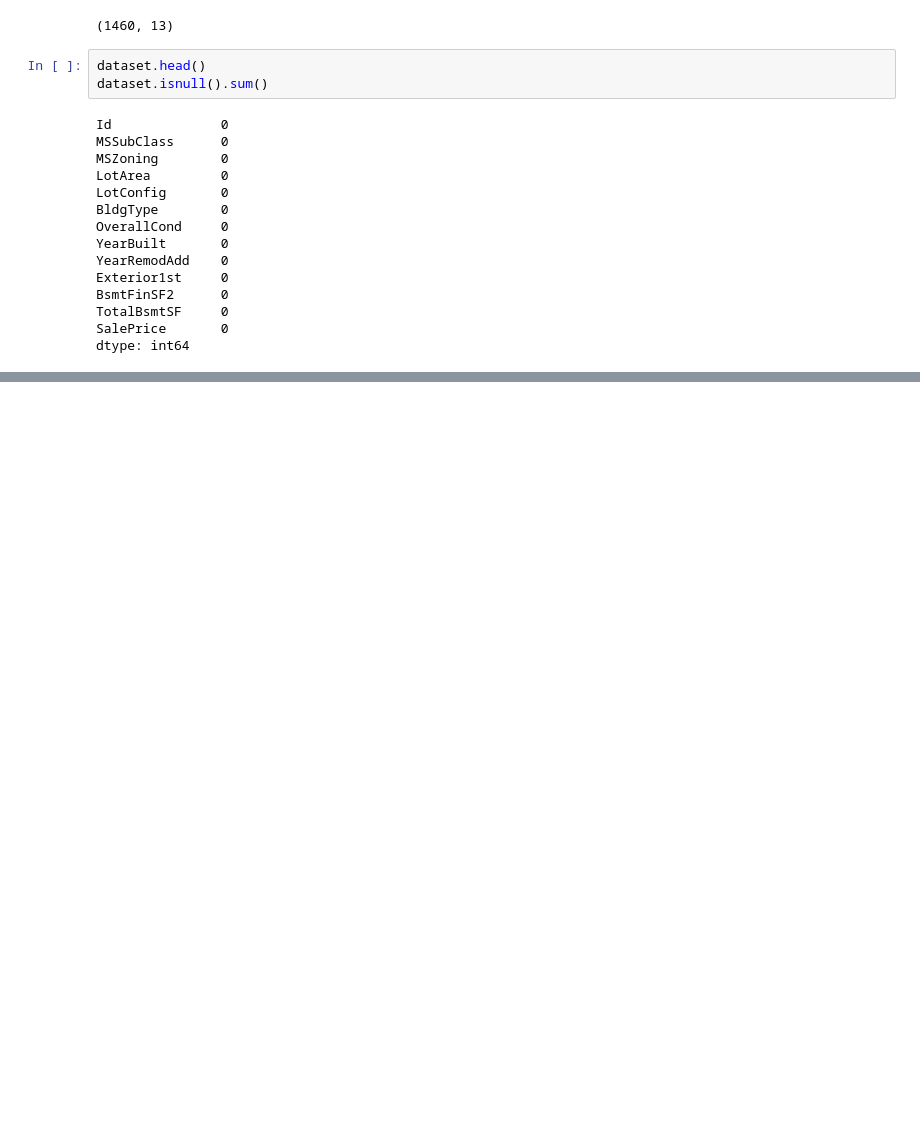
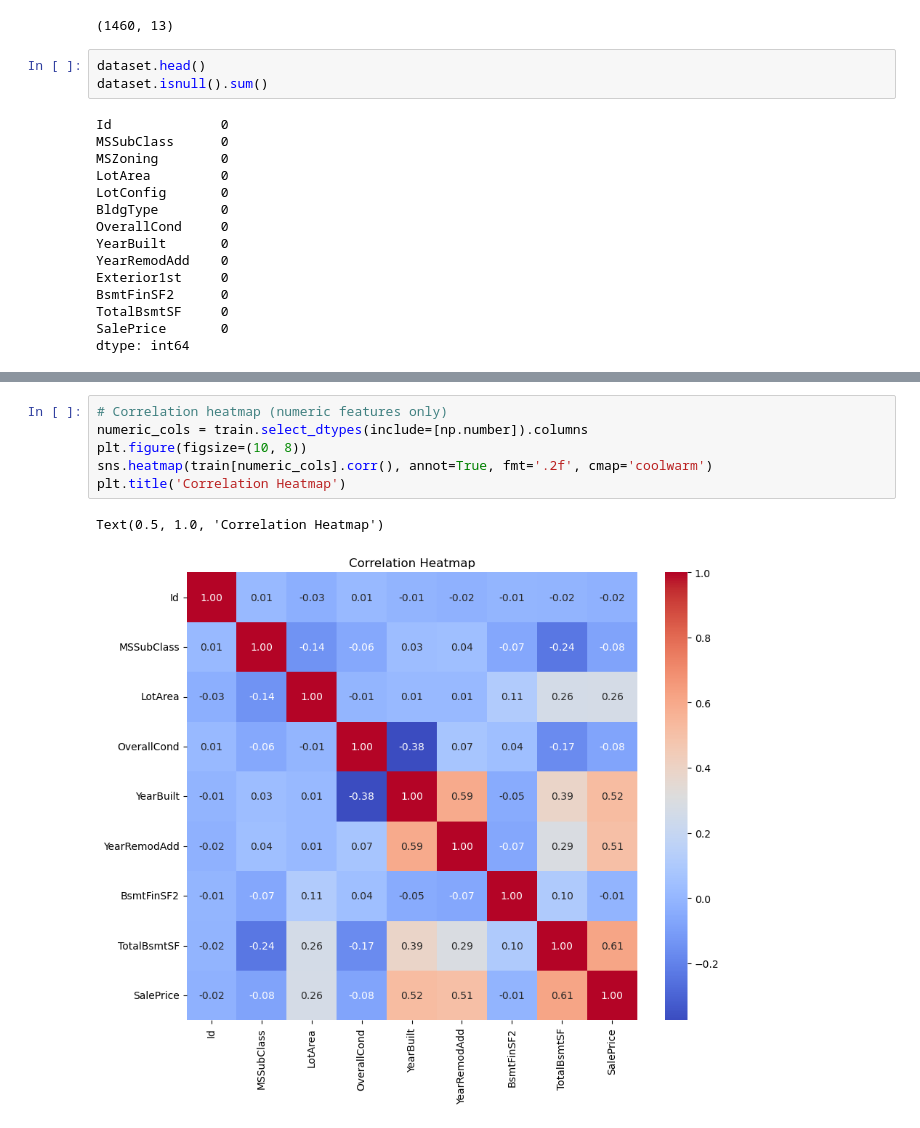
Before and after one commit to anayatasinha/House-Price-Prediction---ML, a Jupyter notebook: code.ipynb, the cells around one changed output, grey strips where cells are left out. Drawn from its saved outputs; the diff is of its cells as text; blank space fills up the shorter version.

```diff
--- a/code.ipynb
+++ b/code.ipynb
@@ -93,0 +121,9 @@ for feature in features_with_nan:
+# %%
+# Correlation heatmap (numeric features only)
+numeric_cols = train.select_dtypes(include=[np.number]).columns
+plt.figure(figsize=(10, 8))
+sns.heatmap(train[numeric_cols].corr(), annot=True, fmt='.2f', cmap='coolwarm')
+plt.title('Correlation Heatmap')
+# %% [output]
+Text(0.5, 1.0, 'Correlation Heatmap')
+[figure, added]
```
Also changed, not shown: parts of 13 cells of this notebook.
